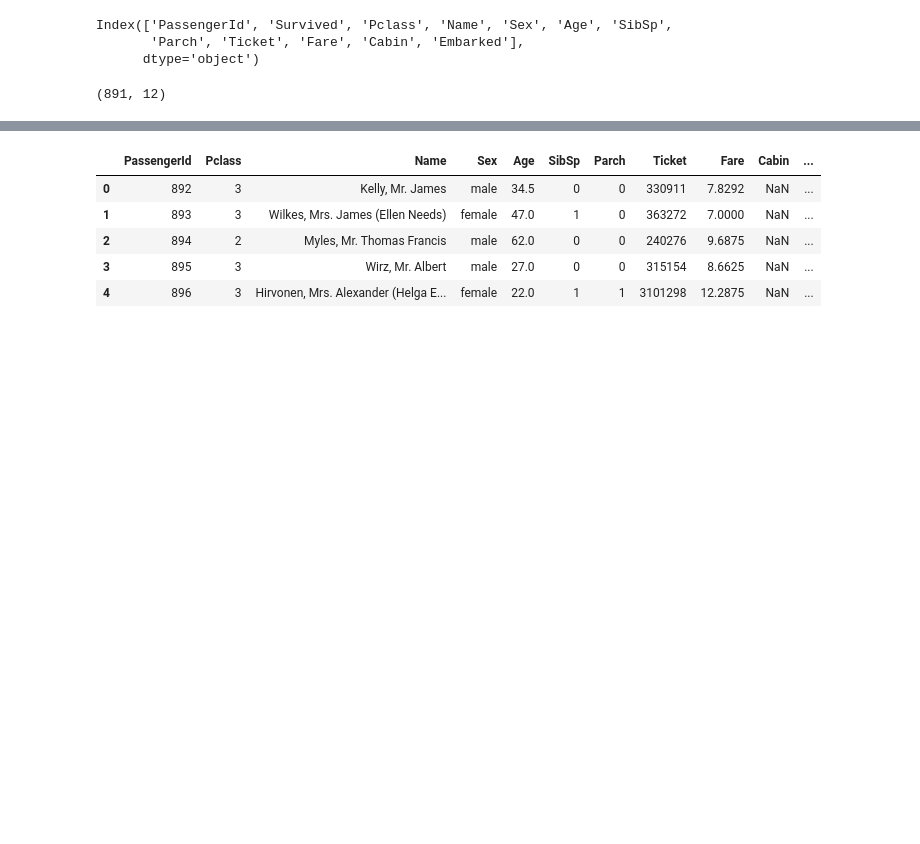
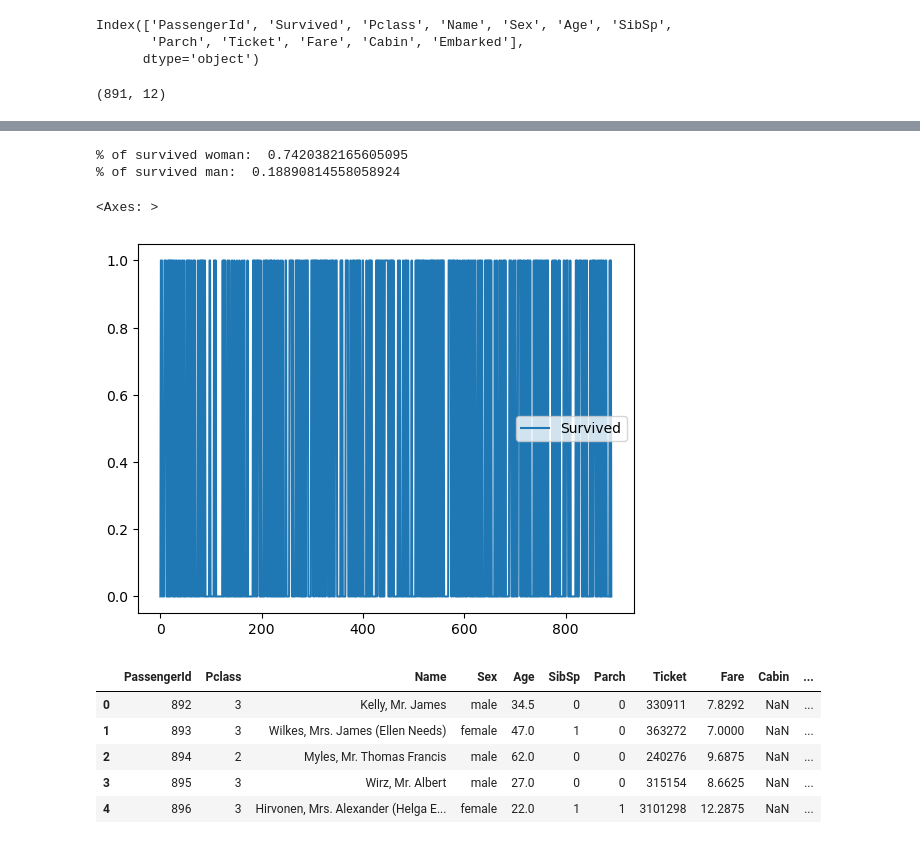
Before and after one commit to TangLitEn/kaggle-titanic, a Jupyter notebook: main.ipynb, the cells around one changed output, grey strips where cells are left out. Cells and saved outputs as stored; diff of their text form; code cells hidden in the pictures; blank space fills up the shorter version.

Commit message:
done cleaning, moving to visualization

```diff
--- a/main.ipynb
+++ b/main.ipynb
@@ -75,3 +97,19 @@ random_train_data
+# %%
+total_man = train_data.loc[train_data.Sex == "male"]
+survived_man = total_man.loc[train_data.Survived == 1]
+total_woman = train_data.loc[train_data.Sex == "female"]
+survived_woman = total_woman.loc[train_data.Survived == 1]
+
+print("% of survived woman: ",len(survived_woman)/len(total_woman))
+print("% of survived man: ",len(survived_man)/len(total_man))
+# %% [output]
+% of survived woman:  0.7420382165605095
+% of survived man:  0.18890814558058924
+# %%
+sex_survive_df = train_data[["Sex","Survived"]]
+# %% [output]
+<Axes: >
+[figure, added]
 # %%
 test_data = pd.read_csv("data/test.csv")
 test_data.head()
```
Also changed, not shown: parts of 5 cells of this notebook.
